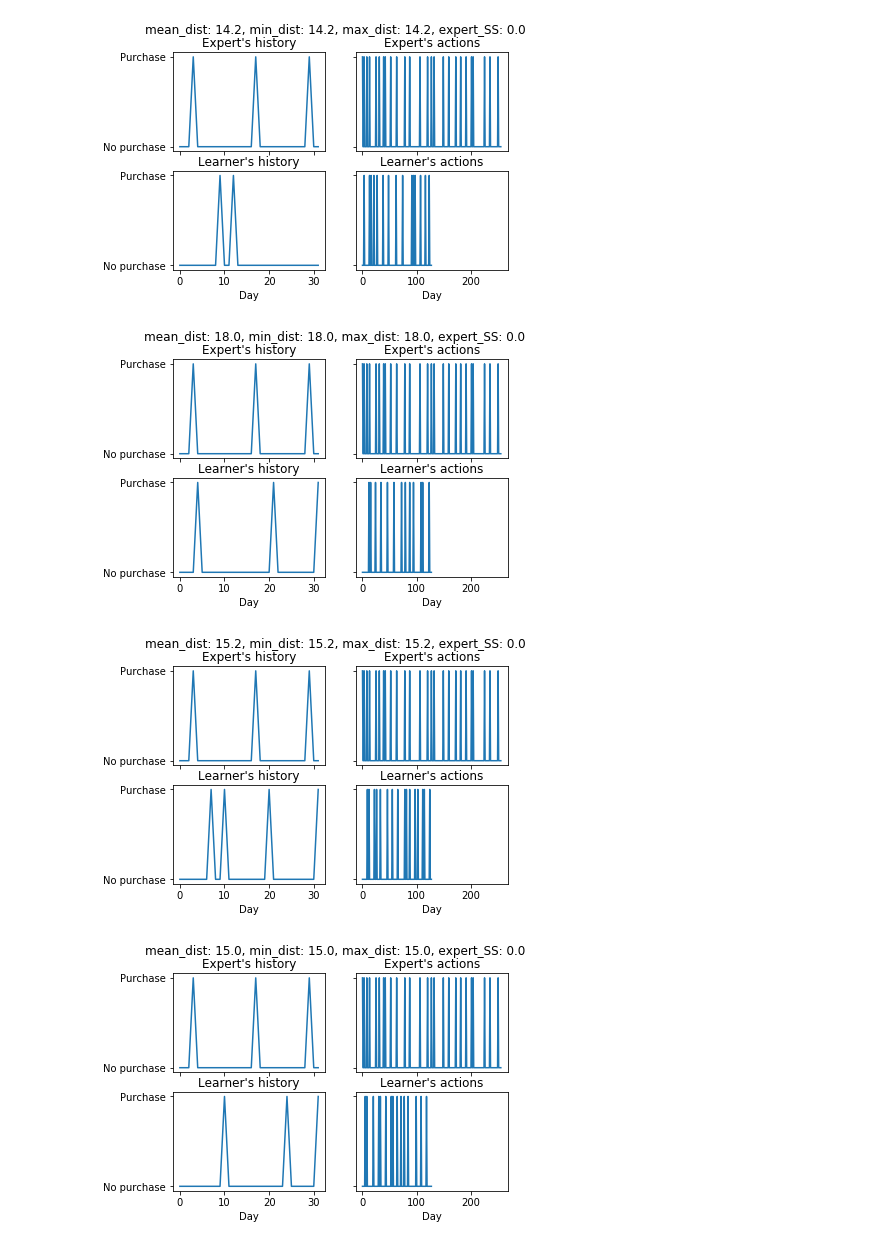
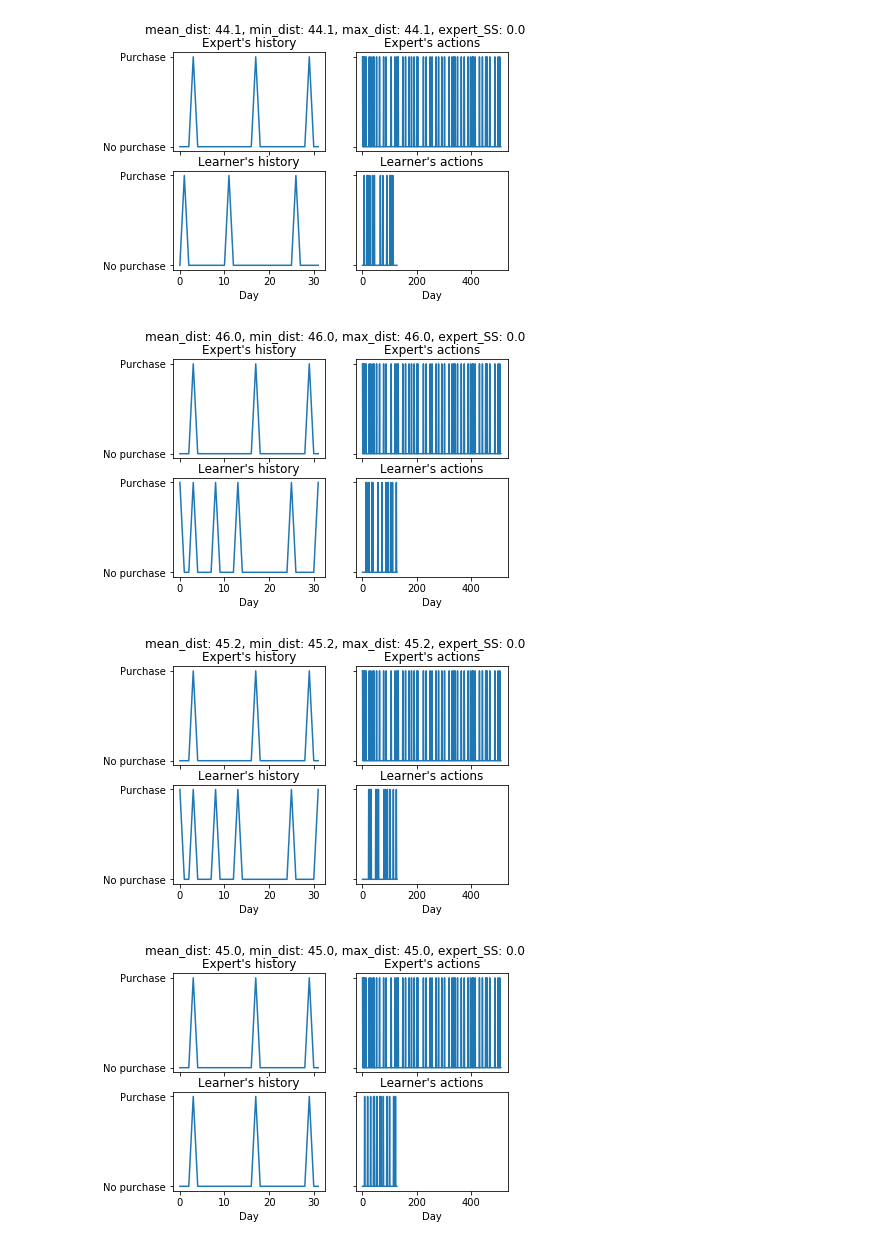
Before and after one commit to VictorGardi/CustomerBehaviour, a Jupyter notebook: analyze_results.ipynb, the cells around one changed output. Drawn from its saved outputs; the diff is of its cells as text; code cells hidden in the pictures.

```diff
--- a/analyze_results.ipynb
+++ b/analyze_results.ipynb
@@ -18,8 +18,8 @@ Javascript('Jupyter.notebook.execute_cells([-1])')
 # %% [output]
 [interactive output not drawn]
 # %%
-datetime = 'hist32_exp256'
-dir_path = '/results_victor/friday_21.2/' + datetime
+datetime = 'hist32_exp512'
+dir_path = '/results/gail/discrete_events/1_expert(s)/case_2/friday_0221/' + datetime
 
 result = Case2(dir_path)
 result.plot_loss()
@@ -41,4 +41,4 @@ result.plot_trajectories(n_trajectories = 5)
-[figure, old version]
+[figure, new version]
-[figure, old version]
+[figure, new version]
-[figure, old version]
+[figure, new version]
-[figure, old version]
+[figure, new version]
```
Also changed, not shown: parts of 1 cell of this notebook, 7 other files.
